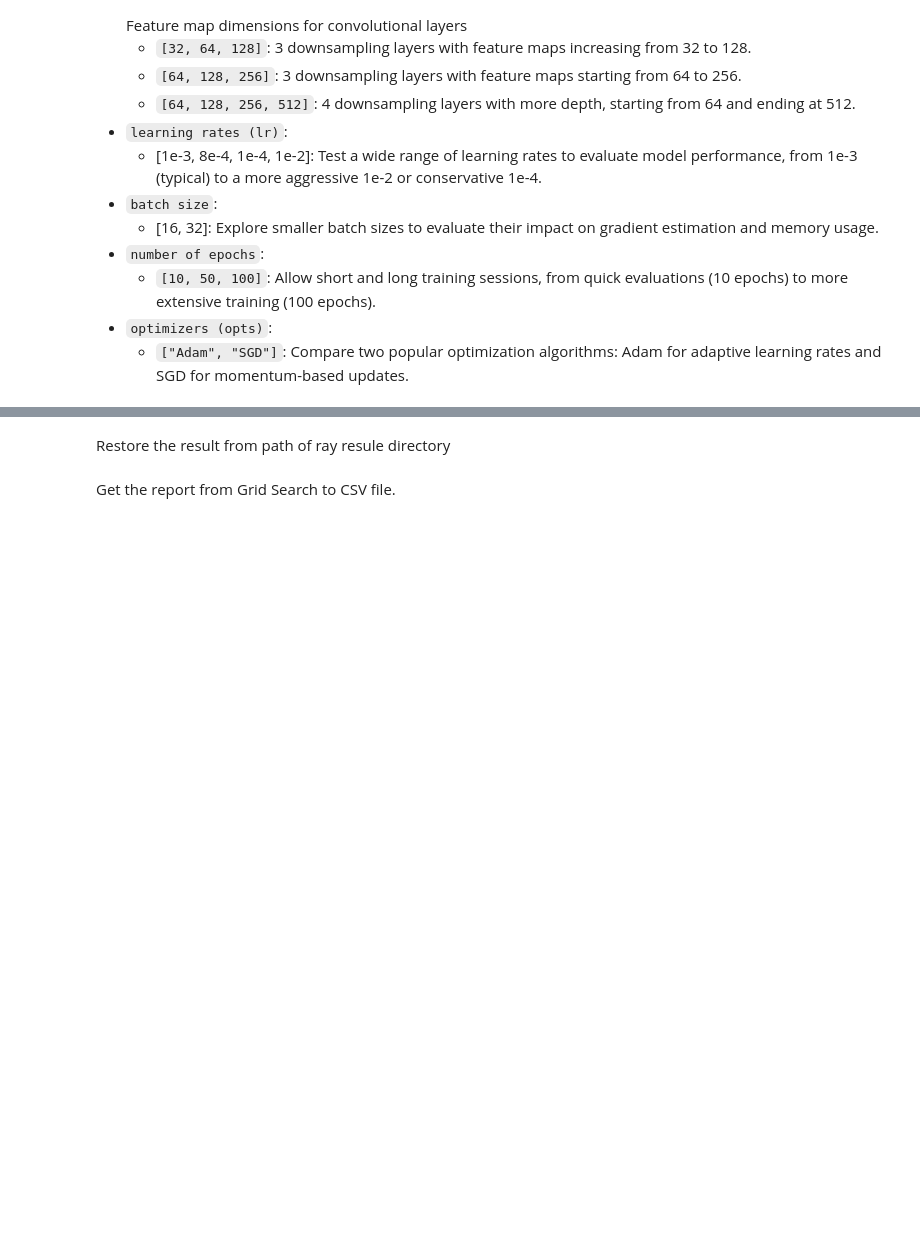
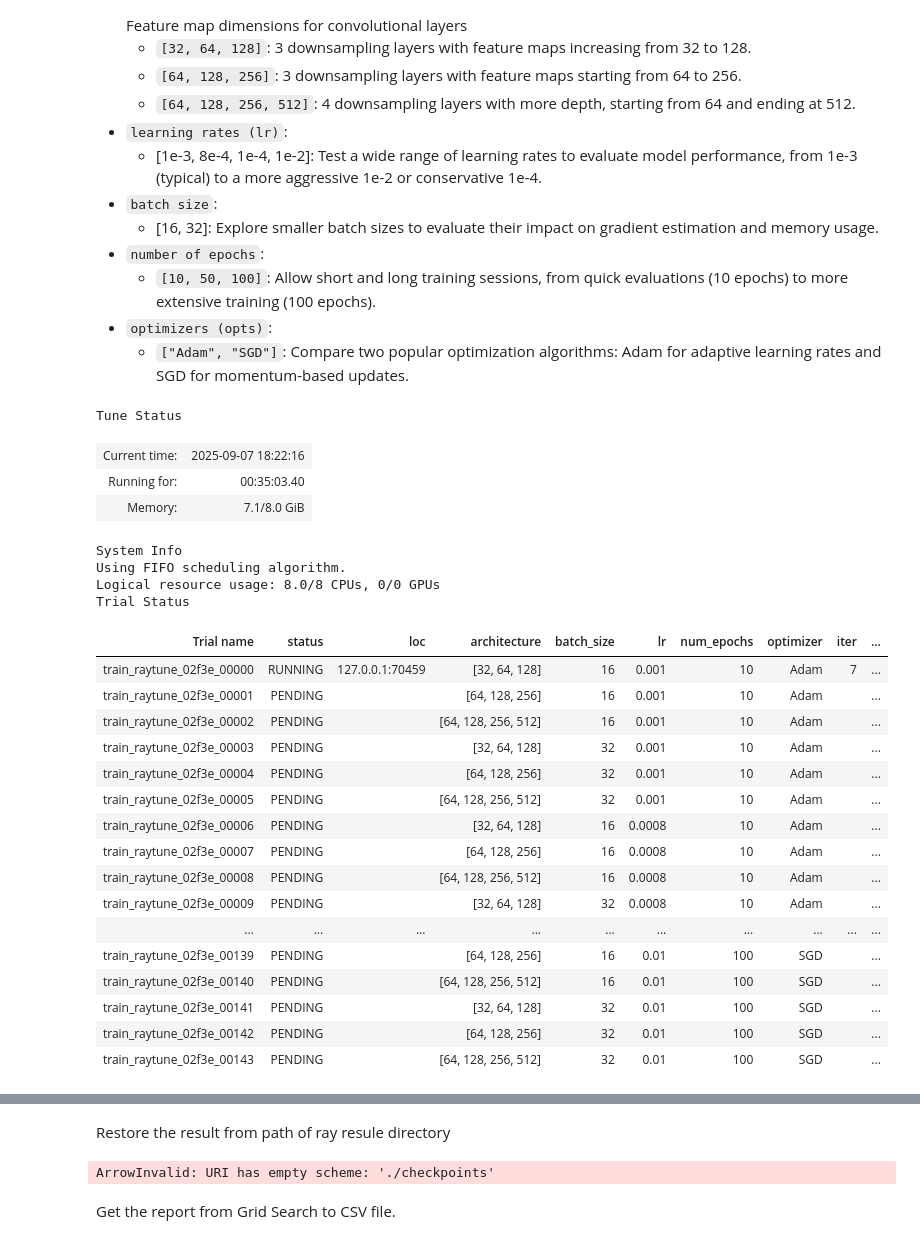
Before and after one commit to louiskub/Image-Processing-Course-2025, a Jupyter notebook: Lab6_Hyperparameter-Tuning/Lab6_hypertune.ipynb, the cells around one changed output, grey strips where cells are left out. Cells and saved outputs as stored; diff of their text form; code cells hidden in the pictures; blank space fills up the shorter version.

```diff
--- a/Lab6_Hyperparameter-Tuning/Lab6_hypertune.ipynb
+++ b/Lab6_Hyperparameter-Tuning/Lab6_hypertune.ipynb
@@ -369,3 +355,9 @@ testloader = DataLoader(test_dataset, batch_size=16, shuffle=False, num_workers=
+# %%
+### START CODE HERE ###
+
+data_dir = "./img_align_celeba"
+trainloader, testloader = create_dataloader(data_dir)
+### END CODE HERE ###
 # %%
 ### START CODE HERE ###
 
@@ -505,0 +503,59 @@ result = tuner.fit()
+# %%
+### START CODE HERE ###
+# ray.init(num_gpus=2,)
+ray.init()
+
+search_space = {
+    'architecture': tune.grid_search([[32,64,128],[64,128,256],[64,128,256,512]]),
+    'lr': tune.grid_search([1e-3,8e-4,1e-4,1e-2]),
+    'batch_size': tune.grid_search([16, 32]),
+    'num_epochs': tune.grid_search([10, 50, 100]),
+    'optimizer': tune.grid_search(['Adam', 'SGD']),
+}
+
+config = {
+    'architecture': search_space['architecture'],
+    'lr': search_space['lr'],
+    'batch_size': search_space['batch_size'],
+    'num_epochs': search_space['num_epochs'],
+    'optimizer': search_space['optimizer'],
+}
+
+tuner = tune.Tuner(
+    # tune.with_resources(train_raytune, resources={"gpu": 0.33}),
+    tune.with_resources(train_raytune, resources={"cpu": 8}),
+    tune_config=tune.TuneConfig(
+        metric="val_psnr",
+        mode="max",
+    ),
+    param_space=config,
+)
+result = tuner.fit()
+
+### END CODE HERE ###
+# %% [output]
+Tune Status
+| Current time: | 2025-09-07 18:22:16 |
+| Running for: | 00:35:03.40 |
+| Memory: | 7.1/8.0 GiB |
+System Info
+Using FIFO scheduling algorithm.
+Logical resource usage: 8.0/8 CPUs, 0/0 GPUs
+Trial Status
+| Trial name | status | loc | architecture | batch_size | lr | num_epochs | optimizer | iter | ... |
+| train_raytune_02f3e_00000 | RUNNING | 127.0.0.1:70459 | [32, 64, 128] | 16 | 0.001 | 10 | Adam | 7 | ... |
+| train_raytune_02f3e_00001 | PENDING |  | [64, 128, 256] | 16 | 0.001 | 10 | Adam |  | ... |
+| train_raytune_02f3e_00002 | PENDING |  | [64, 128, 256, 512] | 16 | 0.001 | 10 | Adam |  | ... |
+| train_raytune_02f3e_00003 | PENDING |  | [32, 64, 128] | 32 | 0.001 | 10 | Adam |  | ... |
+| train_raytune_02f3e_00004 | PENDING |  | [64, 128, 256] | 32 | 0.001 | 10 | Adam |  | ... |
+| train_raytune_02f3e_00005 | PENDING |  | [64, 128, 256, 512] | 32 | 0.001 | 10 | Adam |  | ... |
+| train_raytune_02f3e_00006 | PENDING |  | [32, 64, 128] | 16 | 0.0008 | 10 | Adam |  | ... |
+| train_raytune_02f3e_00007 | PENDING |  | [64, 128, 256] | 16 | 0.0008 | 10 | Adam |  | ... |
+| train_raytune_02f3e_00008 | PENDING |  | [64, 128, 256, 512] | 16 | 0.0008 | 10 | Adam |  | ... |
+| train_raytune_02f3e_00009 | PENDING |  | [32, 64, 128] | 32 | 0.0008 | 10 | Adam |  | ... |
+| ... | ... | ... | ... | ... | ... | ... | ... | ... | ... |
+| train_raytune_02f3e_00139 | PENDING |  | [64, 128, 256] | 16 | 0.01 | 100 | SGD |  | ... |
+| train_raytune_02f3e_00140 | PENDING |  | [64, 128, 256, 512] | 16 | 0.01 | 100 | SGD |  | ... |
+| train_raytune_02f3e_00141 | PENDING |  | [32, 64, 128] | 32 | 0.01 | 100 | SGD |  | ... |
+| train_raytune_02f3e_00142 | PENDING |  | [64, 128, 256] | 32 | 0.01 | 100 | SGD |  | ... |
+| train_raytune_02f3e_00143 | PENDING |  | [64, 128, 256, 512] | 32 | 0.01 | 100 | SGD |  | ... |
@@ -507,9 +580,13 @@ result = tuner.fit()
 Restore the result from path of ray resule directory
 # %%
 ### START CODE HERE ###
-path = ""
+import os
+path = os.path.abspath("./checkpoints")  # convert to full path
 restored_tuner = tune.Tuner.restore(path, trainable='train_raytune')
+csv_file = restored_tuner.get_results().to_dataframe().to_csv("tuning_results.csv")
 ### END CODE HERE ###
+# %% [output]
+ArrowInvalid: URI has empty scheme: './checkpoints'
 # %% [markdown]
 Get the report from Grid Search to CSV file.
 # %%
```
Also changed, not shown: parts of 13 cells of this notebook, 1 other file.
